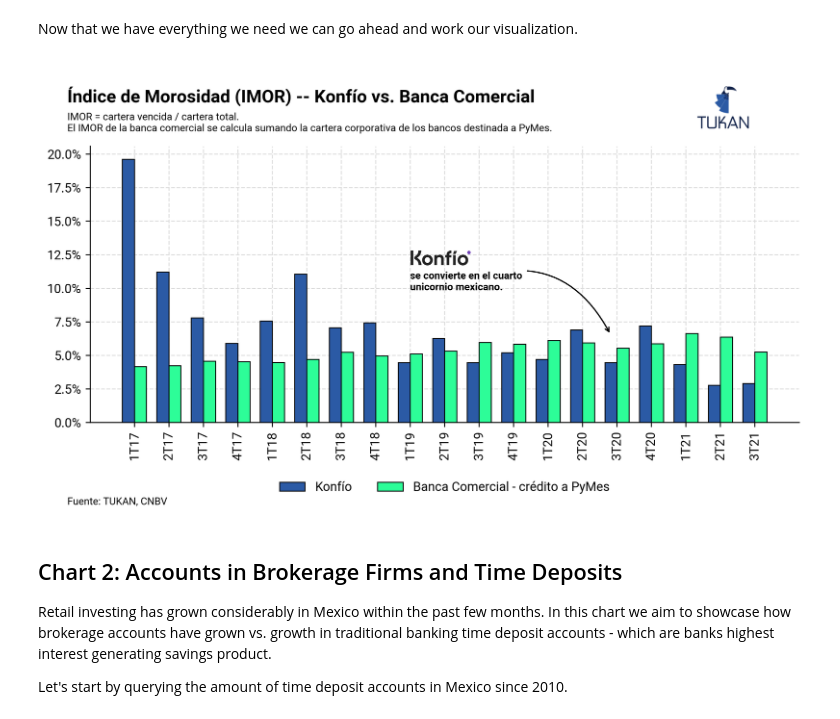
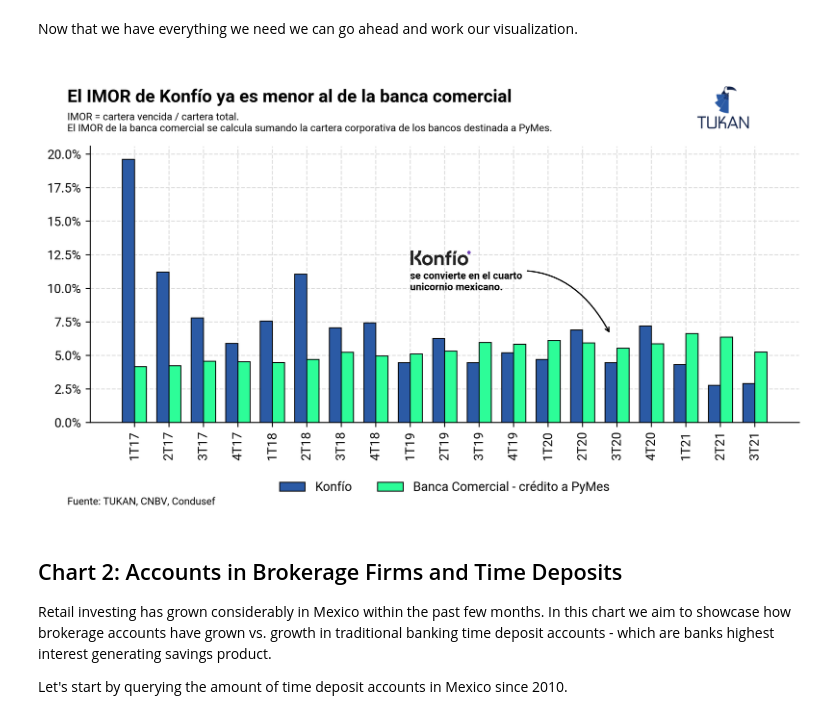
Before and after one commit to TukanMx/tukan_notebooks, a Jupyter notebook: social/social_media/21_charts_2021/21_charts_2021_2.ipynb, the cells around one changed output. Cells and saved outputs as stored; diff of their text form; code cells hidden in the pictures.

```diff
--- a/social/social_media/21_charts_2021/21_charts_2021_2.ipynb
+++ b/social/social_media/21_charts_2021/21_charts_2021_2.ipynb
@@ -188,7 +188,7 @@ ax.legend(loc="lower center", bbox_to_anchor=(0.5, -0.3), ncol = 2)
 fig.text(
     0.1,
     1,
-    "Índice de Morosidad (IMOR) -- Konfío vs. Banca Comercial",
+    "El IMOR de Konfío ya es menor al de la banca comercial",
     size=14,
     weight = "bold"
 )
@@ -202,41 +202,41 @@ fig.text(
 
 # Save plot with TUKAN logo, transparent and white.
 
-fig.text(0.1, -0.1, "Fuente: TUKAN, CNBV", fontsize=8)
+fig.text(0.1, -0.1, "Fuente: TUKAN, CNBV, Condusef", fontsize=8)
 
 plt.savefig(
     "plots/konfio_vs_banks_transparent_no_logo.png",
     dpi=300,
     bbox_inches="tight",
     # facecolor="white",
     edgecolor="none",
     transparent=True,
 )
 
 tukan_im = image.imread(module_path + "\\assets\\logo\\logo192.png")
 newax = fig.add_axes([0.68, .88, 0.18, 0.21], anchor="NE", zorder=1)
 newax.imshow(tukan_im)
 newax.axis("off")
 
 plt.savefig(
     "plots/konfio_vs_banks_transparent_logo.png",
     dpi=300,
     bbox_inches="tight",
     # facecolor="white",
     edgecolor="none",
     transparent=True,
 )
 
 plt.savefig(
     "plots/konfio_vs_banks_white_logo.png",
     dpi=300,
     bbox_inches="tight",
     facecolor="white",
     edgecolor="none",
     transparent=False,
 )
 # %% [output]
-[figure, old version]
+[figure, new version]
 # %% [markdown]
 ## Chart 2: Accounts in Brokerage Firms and Time Deposits
 
```
Also changed, not shown: parts of 22 cells of this notebook, 14 other files.
